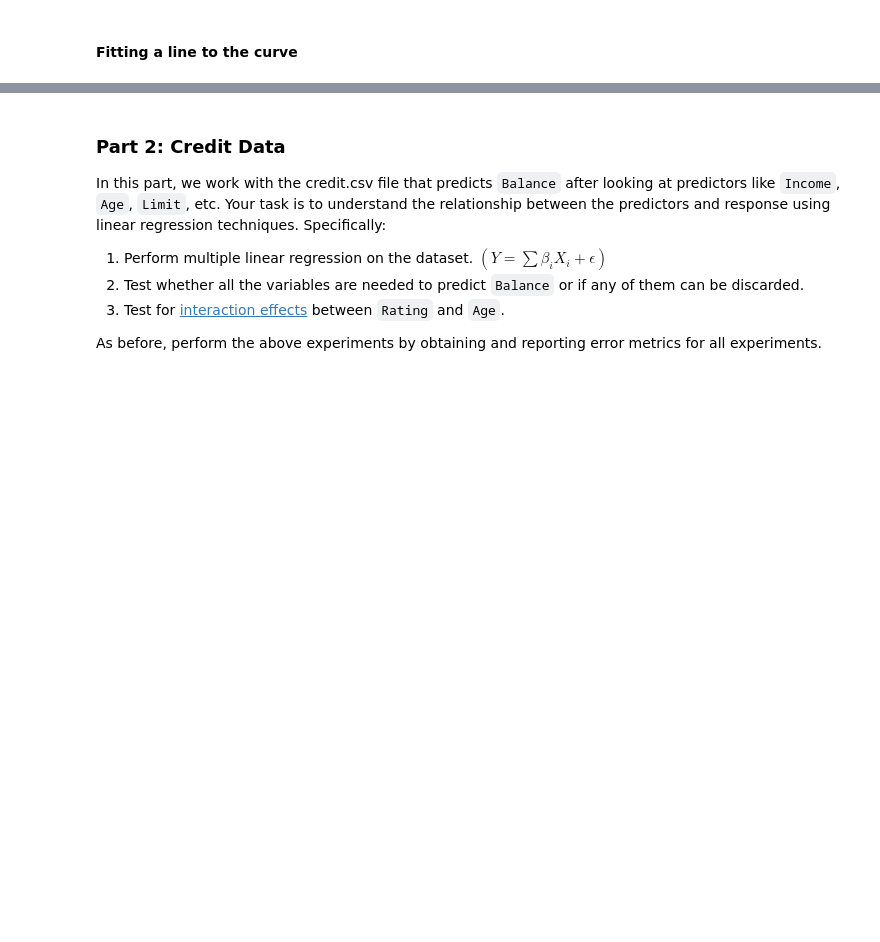
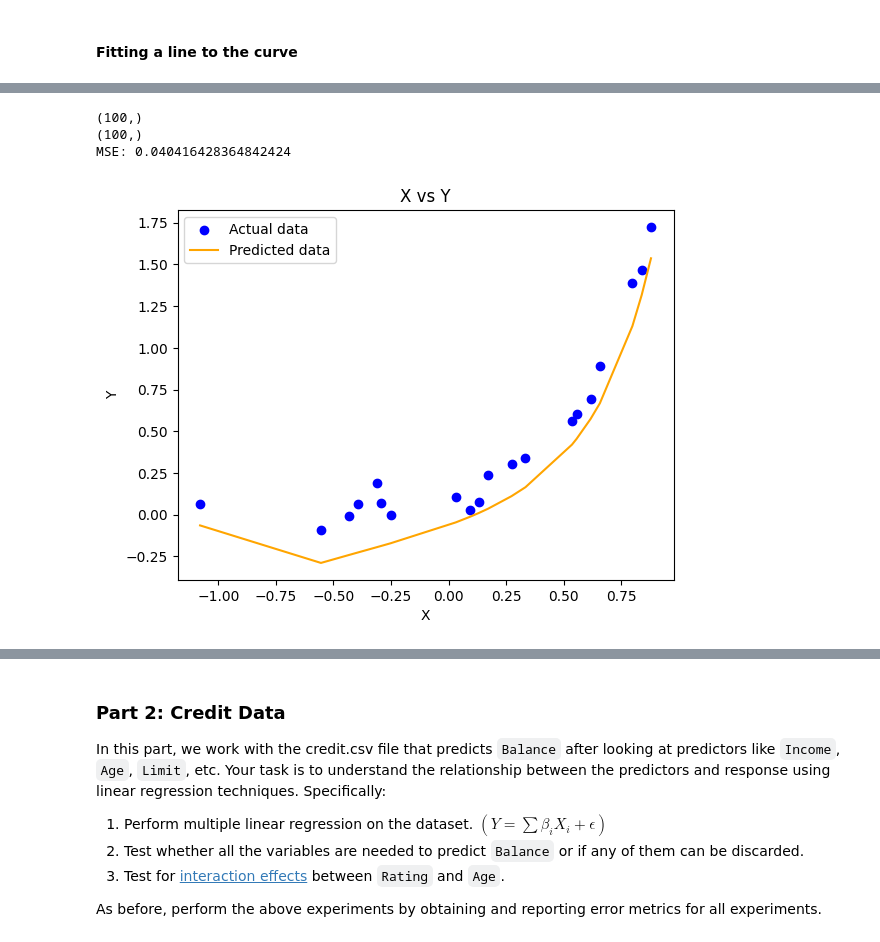
Before and after one commit to oops-moment/SMAI-SEM6, a Jupyter notebook: rollnumber_A1/rollnumber_A1_Q3/Q3.ipynb, the cells around one changed output, grey strips where cells are left out. Saved outputs shown, nothing was run; the diff lists cells and outputs as text; code cells hidden in the pictures; blank space fills up the shorter version.

Commit message:
Regularisation done as well

```diff
--- a/rollnumber_A1/rollnumber_A1_Q3/Q3.ipynb
+++ b/rollnumber_A1/rollnumber_A1_Q3/Q3.ipynb
@@ -295,0 +410,33 @@ plt.show()
+# %%
+predictor_low, response_low = gen_data_low()
+print(predictor_low.shape)
+print(response_low.shape)
+# lets fit higher degree polunomial to it less goo
+X=predictor_low.reshape(-1,1)
+X_train, X_test, y_train, y_test = train_test_split(X, response_low, test_size=0.2, random_state=1234)
+model = PolynomialRegression_Regularisation(degree=11, learning_rate=0.01, iterations=500)
+model.fit(X_train, y_train)
+Y_pred = model.predict(X_test)
+
+# Sorting X_test and corresponding Y_pred for smooth plotting
+sorted_indices = np.argsort(X_test[:, 0])
+X_test_sorted = X_test[sorted_indices]
+Y_pred_sorted = Y_pred[sorted_indices]
+
+# Calculate and print MSE
+mse_value = mse(y_test, Y_pred)
+print("MSE:", mse_value)
+
+# Plotting
+plt.scatter(X_test, y_test, color='blue', label='Actual data')
+plt.plot(X_test_sorted, Y_pred_sorted, color='orange', label='Predicted data')
+plt.title('X vs Y')
+plt.xlabel('X')
+plt.ylabel('Y')
+plt.legend()
+plt.show()
+# %% [output]
+(100,)
+(100,)
+MSE: 0.040416428364842424
+[figure, added]
```
Also changed, not shown: parts of 24 cells of this notebook.
